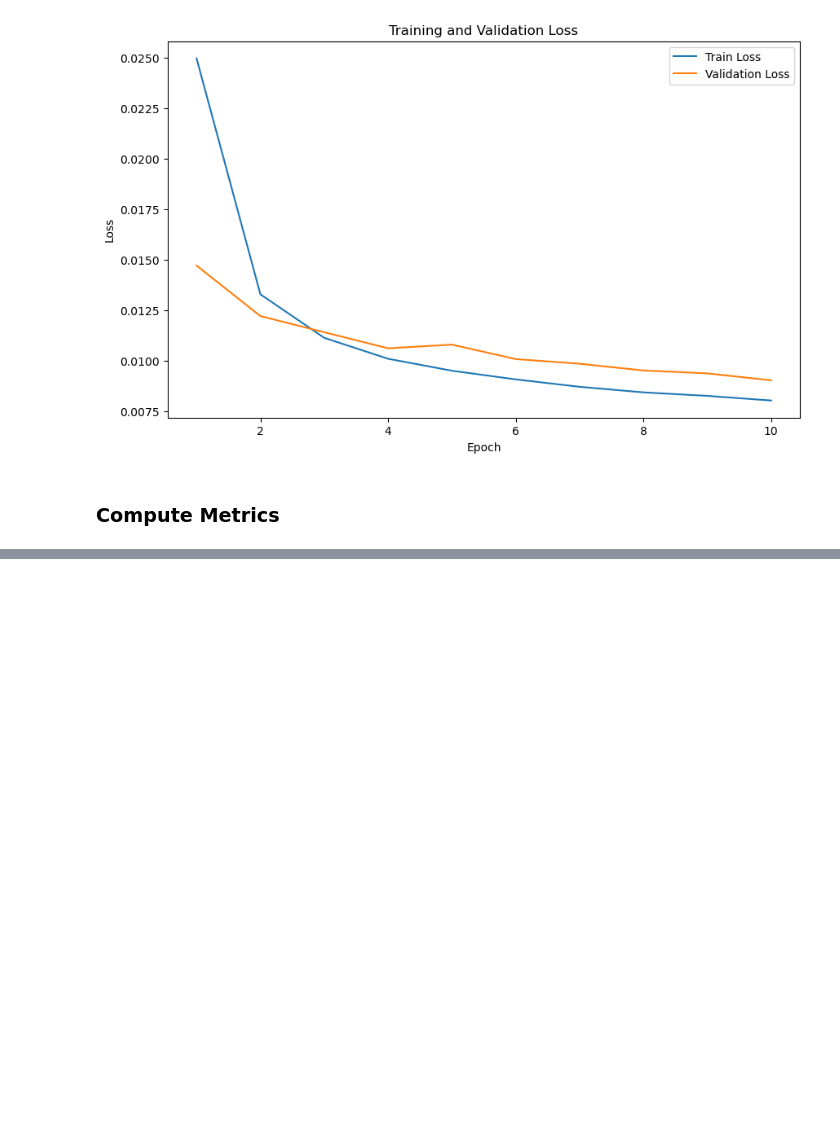
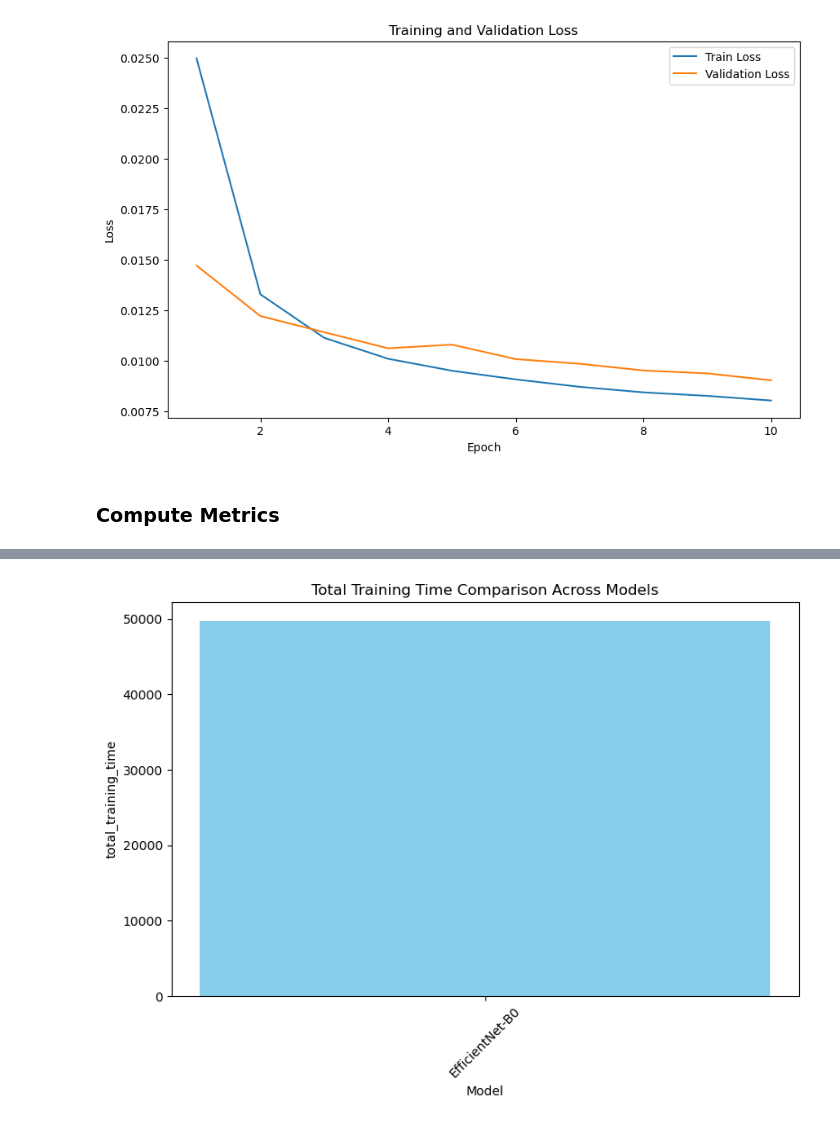
Before and after one commit to m1hammad/galaxy-morphology-classification, a Jupyter notebook: dl_project_main.ipynb, the cells around one changed output, grey strips where cells are left out. Saved outputs shown, nothing was run; the diff lists cells and outputs as text; code cells hidden in the pictures; blank space fills up the shorter version.

```diff
--- a/dl_project_main.ipynb
+++ b/dl_project_main.ipynb
@@ -528,0 +740,4 @@ Test MAE: 0.0557
+# %%
+plot_bar_chart(summary_table,"total_training_time" , 'Total Training Time Comparison Across Models')
+# %% [output]
+[figure, added]
```
Also changed, not shown: parts of 17 cells of this notebook.
